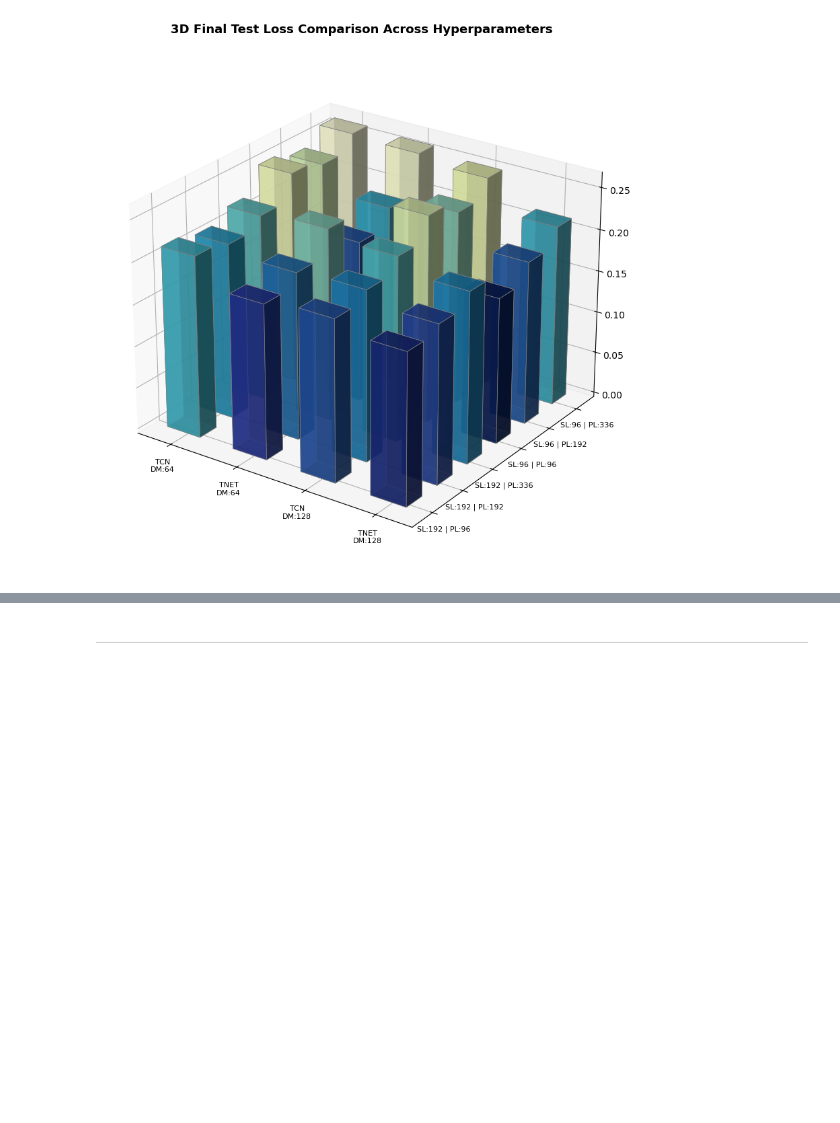
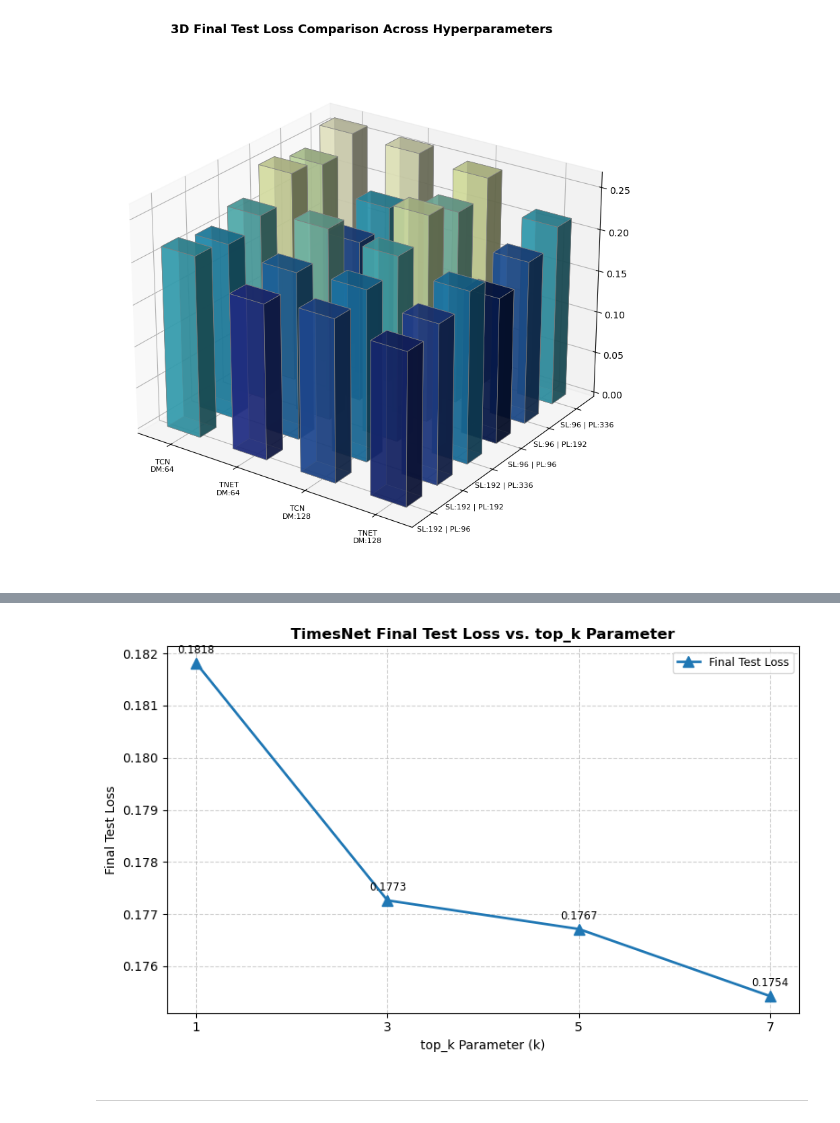
Before and after one commit to seccobenedetto/Electricity_consumption_forecasting_with_TimesNet, a Jupyter notebook: Result_visualization.ipynb, the cells around one changed output, grey strips where cells are left out. Cells and saved outputs as stored; diff of their text form; code cells hidden in the pictures; blank space fills up the shorter version.

```diff
--- a/Result_visualization.ipynb
+++ b/Result_visualization.ipynb
@@ -332,3 +433,86 @@ plt.show()
+# %%
+# --- Setup Parameters ---
+k_values = [1,3,5,7]# list(range(1, 8))  # k from 1 to 7
+final_test_losses = []
+
+# --- Extract Final Test Loss for Each k ---
+for k in k_values:
+    path = f"./checkpoints/TimesNet_sl96_pl96_dm128_el2_tk{k}/loss_history.npy"
+
+    try:
+        losses = np.load(path, allow_pickle=True)
+        if isinstance(losses, np.ndarray):
+            losses = losses.item()
+
+        # Extract the last epoch's test loss
+        final_test_loss = losses["test_loss"][-1]
+        final_test_losses.append(final_test_loss)
+    except (FileNotFoundError, KeyError, IndexError):
+        print(f"Warning: Checkpoint or test_loss missing for top_k={k}")
+        final_test_losses.append(np.nan)
+
+# Convert to array for easier masking/plotting
+final_test_losses = np.array(final_test_losses)
+
+# --- Plotting ---
+plt.figure(figsize=(8, 5))
+
+# Plot line with markers (using blue triangle '^' to match test loss marker style)
+plt.plot(
+    k_values,
+    final_test_losses,
+    marker="^",
+    color="#1f77b4",
+    linewidth=2,
+    markersize=8,
+    label="Final Test Loss",
+)
+
+# Highlight the best (minimum) loss point
+valid_mask = ~np.isnan(final_test_losses)
+if np.any(valid_mask):
+    best_idx = np.nanargmin(final_test_losses)
+    best_k = k_values[best_idx]
+    best_loss = final_test_losses[best_idx]
+
+    # plt.plot(
+    #     best_k,
+    #     best_loss,
+    #     marker="o",
+    #     color="red",
+    #     markersize=10,
+    #     label=f"Min Loss (k={best_k}: {best_loss:.4f})",
+    # )
+
+    # Annotate numeric values next to each data point
+    for k, loss in zip(k_values, final_test_losses):
+        if not np.isnan(loss):
+            plt.annotate(
+                f"{loss:.4f}",
+                (k, loss),
+                textcoords="offset points",
+                xytext=(0, 8),
+                ha="center",
+                fontsize=8.5,
+            )
+
+# Style details
+plt.title(
+    "TimesNet Final Test Loss vs. top_k Parameter",
+    fontsize=12,
+    fontweight="bold",
+)
+plt.xlabel("top_k Parameter (k)", fontsize=10)
+plt.ylabel("Final Test Loss", fontsize=10)
+plt.xticks(k_values)
+plt.grid(True, linestyle="--", alpha=0.6)
+plt.legend(frameon=True, fontsize=9)
+
+plt.tight_layout()
+plt.savefig("timesnet_test_loss_vs_topk.png", bbox_inches="tight", dpi=300)
+plt.show()
+# %% [output]
+[figure, added]
 # %% [markdown]
 ---
 # %% [markdown]
```
Also changed, not shown: parts of 3 cells of this notebook, 2 other files.
